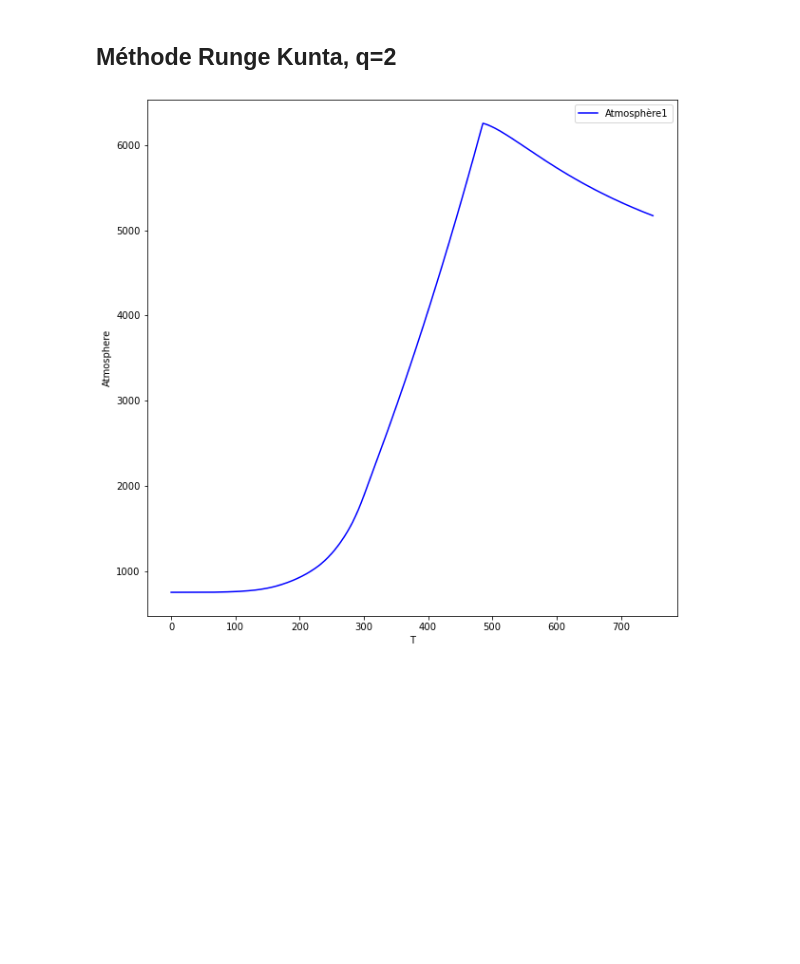
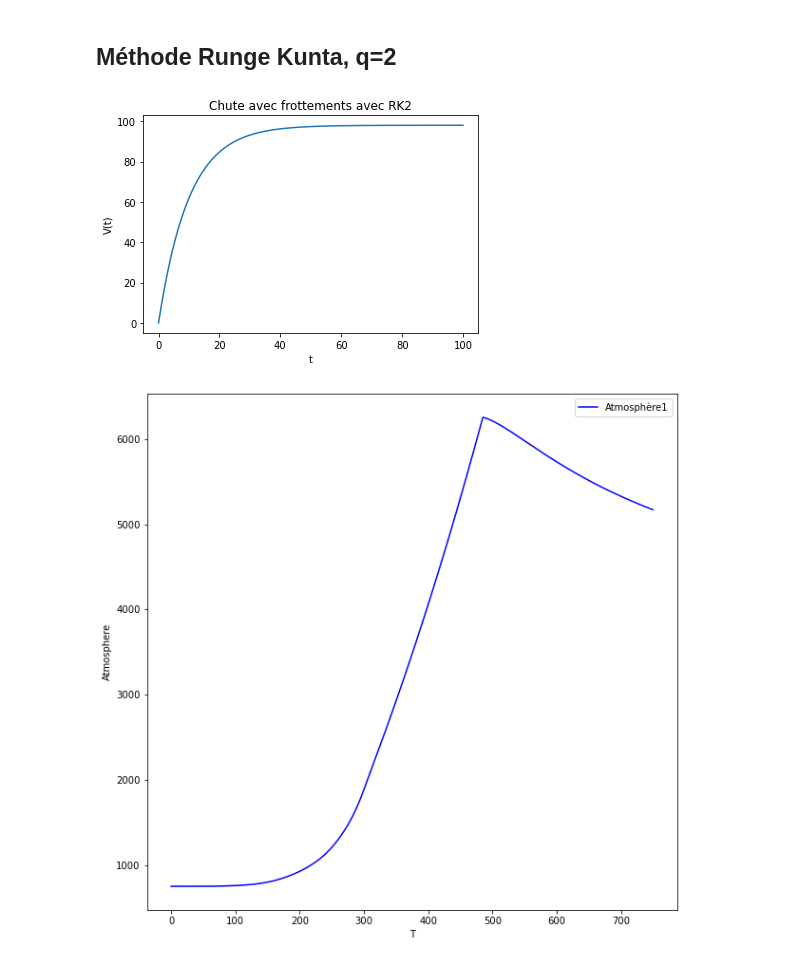
Before and after one commit to totolance/MACS205, a Jupyter notebook: MACS205-CARBONE.ipynb, the cells around one changed output. Drawn from its saved outputs; the diff is of its cells as text; code cells hidden in the pictures; blank space fills up the shorter version.

```diff
--- a/MACS205-CARBONE.ipynb
+++ b/MACS205-CARBONE.ipynb
@@ -286,3 +302,23 @@ plt.show()
 # %% [markdown]
 ## Méthode Runge Kunta, q=2
+# %%
+def rungekutta2_step(f, y0, start, end, step, args=()):
+    n = int(abs(start - end)/step)
+    y = np.zeros((n, len(y0)))
+    y[0] = y0
+    T = [start+i*step for i in range(n)]
+    for i in range(n - 1):
+        y[i+1] = y[i] + step * f(y[i] + f(y[i],T[i]) * step/2,T[i])
+    return np.array(T), np.array(y)
+# %%
+step_toy = (tf_toy - t0_toy)/n
+T_toy, V_toy = rungekutta2_step(F_toy, v0_toy, t0_toy, tf_toy, step_toy)
+
+plt.plot(T_toy, V_toy)
+plt.title('Chute avec frottements avec RK2')
+plt.xlabel('t')
+plt.ylabel('V(t)')
+plt.show()
+# %% [output]
+[figure, added]
 # %%
```
Also changed, not shown: parts of 6 cells of this notebook.
